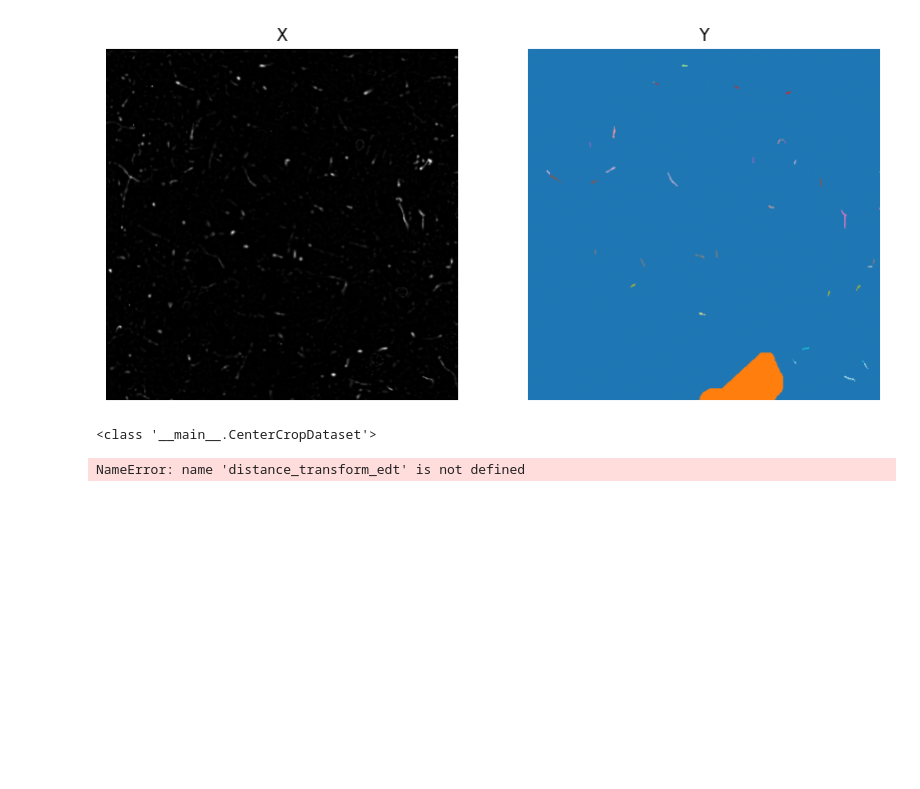
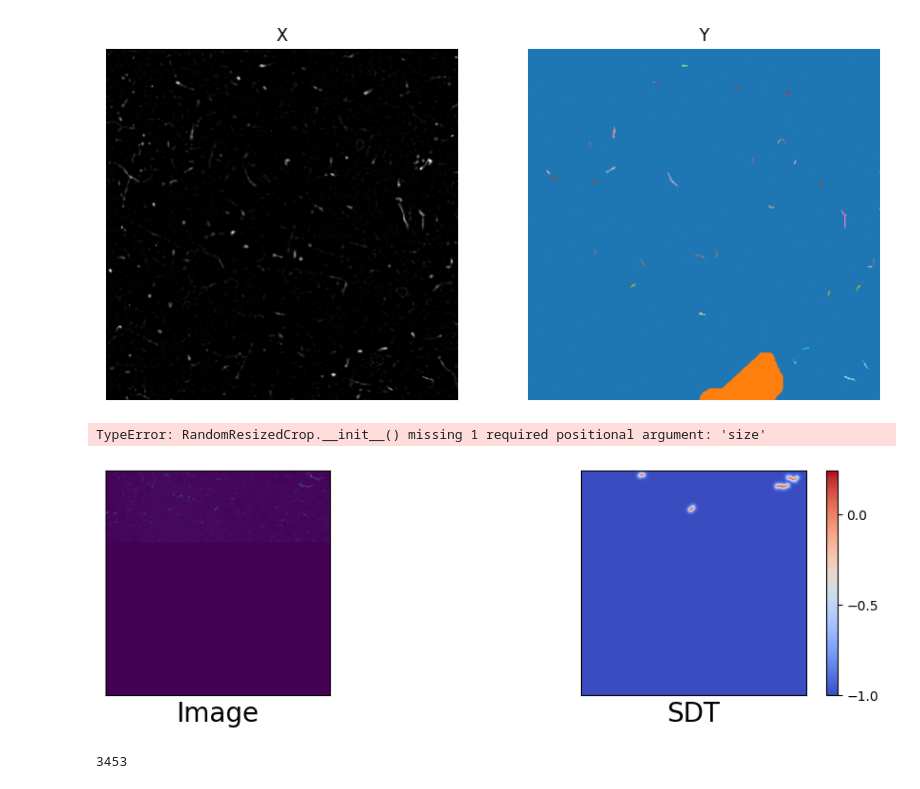
Before and after one commit to LDM-labstuff/masketeers, a Jupyter notebook: notebooks/class_dataloader_dm.ipynb, the cells around one changed output. Drawn from its saved outputs; the diff is of its cells as text; code cells hidden in the pictures; blank space fills up the shorter version.

Commit message:
notebook with dataset class definition and data loading tests

```diff
--- a/notebooks/class_dataloader_dm.ipynb
+++ b/notebooks/class_dataloader_dm.ipynb
@@ -312,13 +316,19 @@ import os
 from torchvision.io import decode_image
 from torch.utils.data import Dataset
 
+
 class CenterCropDataset(Dataset):
-    def __init__(self, zarr_path):
+    def __init__(self, zarr_path, transform = None, img_transform = None):
 
 
         self.zarr_path = zarr_path
 
         self.x, self.y = load_data(self.zarr_path)
+        if transform:
+            self.x = transform (self.x)
+            self.y = transform (self.y)
+        if img_transform:
+            self.x = img_transform (self.x)
 
 
 
@@ -334,4 +344,8 @@ class CenterCropDataset(Dataset):
 
         return torch.tensor(img, dtype=torch.float32), torch.tensor(sdt, dtype=torch.float32)
 # %%
-dataset = CenterCropDataset (zarr_path=zarr_path)
+dataset = CenterCropDataset (zarr_path=zarr_path, transform=transforms_v2.Compose(
+    [transforms_v2.RandomResizedCrop(scale = 256)])
+)
+# %% [output]
+TypeError: RandomResizedCrop.__init__() missing 1 required positional argument: 'size'
@@ -338,10 +450,15 @@ dataset = CenterCropDataset (zarr_path=zarr_path)
 # %%
-print (type(dataset))
-img, sdt = dataset[10]  # get the image and the distance transform
+index = random.choice (range(0, len (dataset)))
+img, sdt = dataset[index]  # get the image and the distance transform
 # We use the <code style="color: black">plot_two</code> function (imported in the first cell) to verify that our
 # dataset solution is correct. The output should show 2 images: the raw image and
 # the corresponding SDT.
-plot_two(img, sdt[0], label="SDT")
+plot_two(img, sdt,  label="SDT")
+# sdt.shape
 # %% [output]
-<class '__main__.CenterCropDataset'>
-NameError: name 'distance_transform_edt' is not defined
+[figure, added]
+# %%
+train, validation = random_split(dataset, lengths = (0.8, 0.2))
+print (len (train))
+# %% [output]
+3453
```
Also changed, not shown: parts of 6 cells of this notebook.
